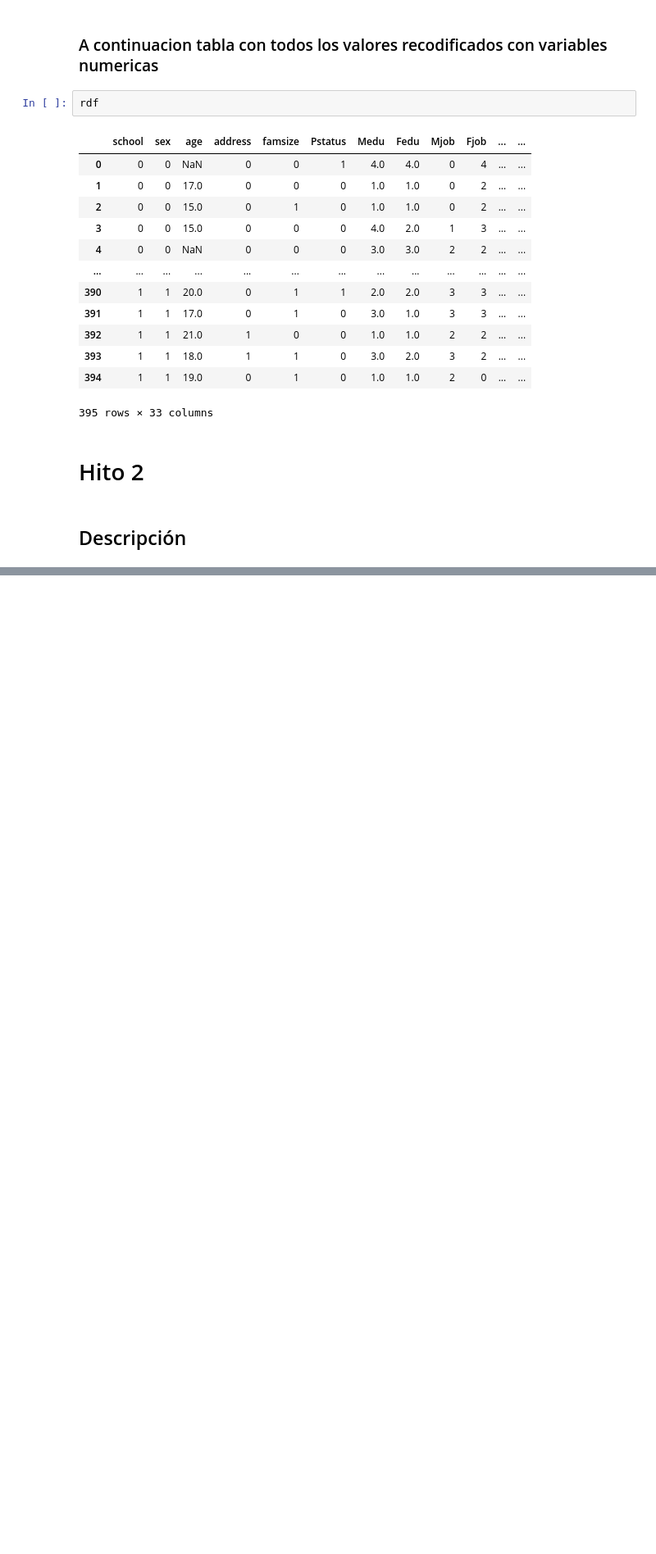
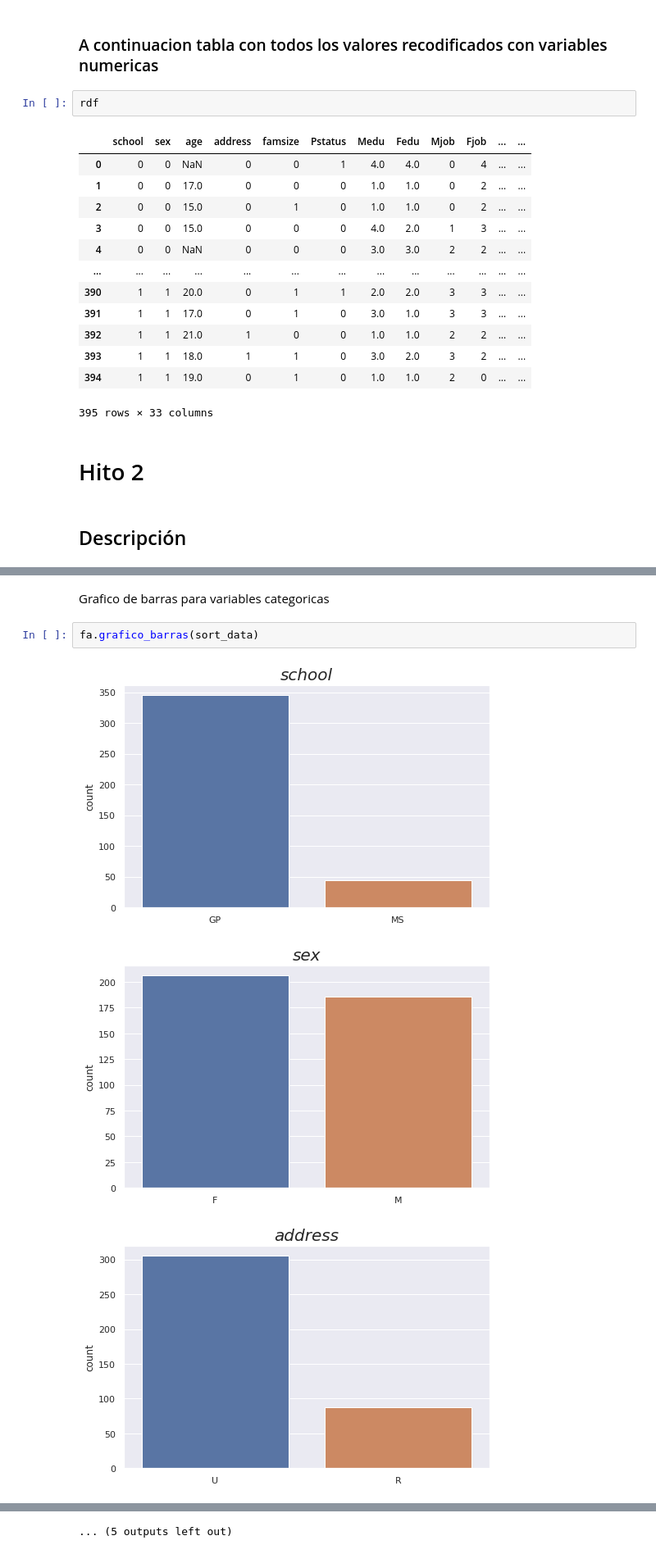
Before and after one commit to DrPantufla/data_science, a Jupyter notebook: Prueba Machine Learning/Prueba 2(sebastian_rebolledo).ipynb, the cells around one changed output, grey strips where cells are left out. Shown at 82% size. Cells and saved outputs as stored; diff of their text form; blank space fills up the shorter version.

```diff
--- a/Prueba Machine Learning/Prueba 2(sebastian_rebolledo).ipynb
+++ b/Prueba Machine Learning/Prueba 2(sebastian_rebolledo).ipynb
@@ -526,0 +581,8 @@ sort_data
+# %% [markdown]
+Grafico de barras para variables categoricas
+# %%
+fa.grafico_barras(sort_data)
+# %% [output]
+[figure, added]
+[figure, added]
+[figure, added]
@@ -526,0 +598 @@ sort_data
+... (5 outputs left out)
```
Also changed, not shown: parts of 18 cells of this notebook, 2 other files.
